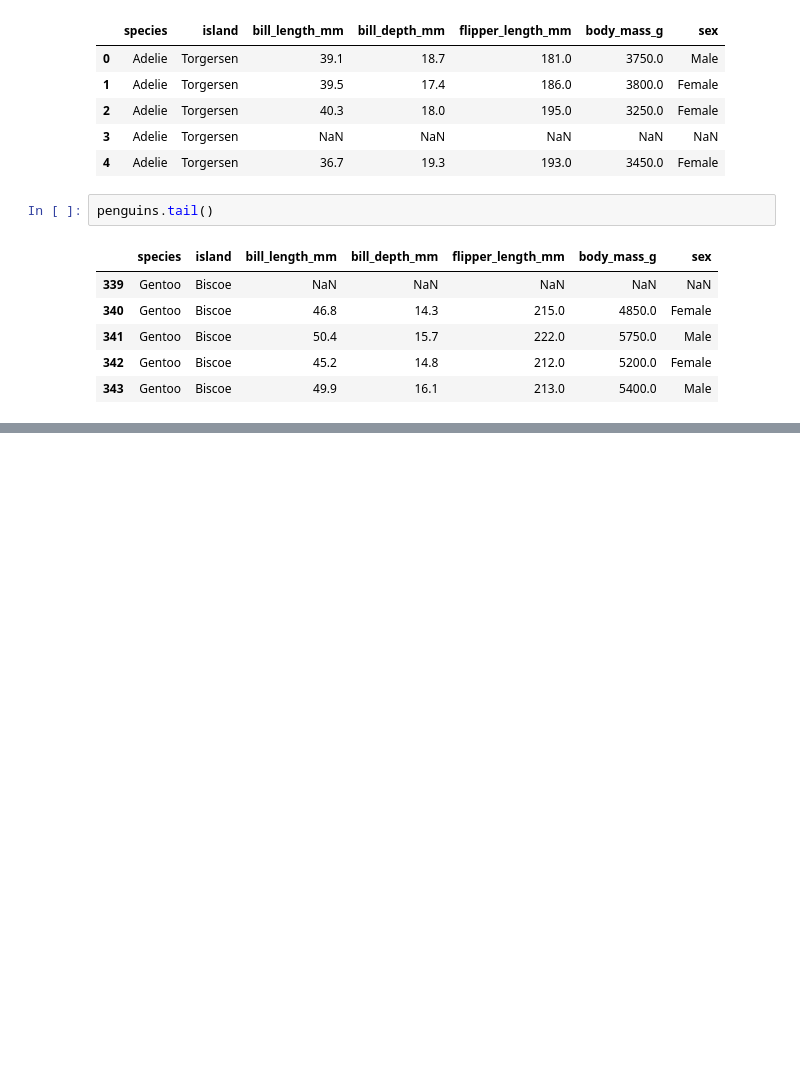
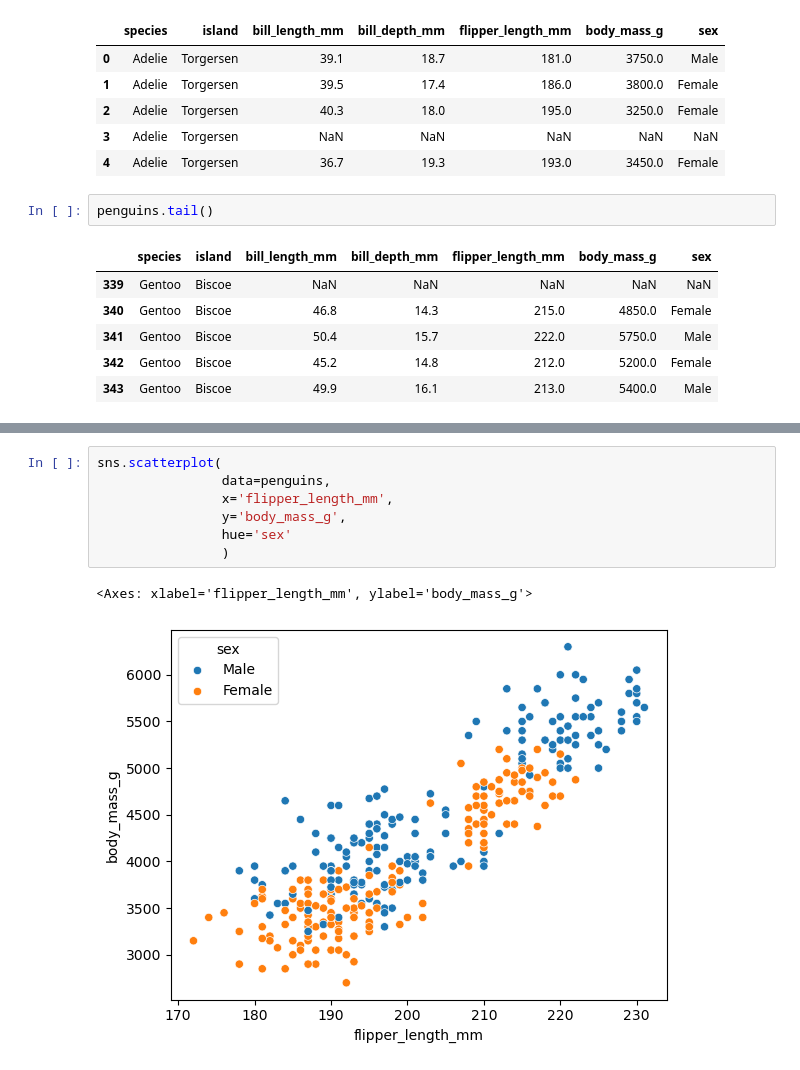
Before and after one commit to sagarnbeedi-analytics/data-analytics-portfolio, a Jupyter notebook: PYTHON/SEABORN_LIBRARY/main.ipynb, the cells around one changed output, grey strips where cells are left out. Cells and saved outputs as stored; diff of their text form; blank space fills up the shorter version.

```diff
--- a/PYTHON/SEABORN_LIBRARY/main.ipynb
+++ b/PYTHON/SEABORN_LIBRARY/main.ipynb
@@ -113,0 +173,10 @@ penguins.tail()
+# %%
+sns.scatterplot(
+                data=penguins,
+                x='flipper_length_mm',
+                y='body_mass_g',
+                hue='sex'
+                )
+# %% [output]
+<Axes: xlabel='flipper_length_mm', ylabel='body_mass_g'>
+[figure, added]
```
Also changed, not shown: parts of 10 cells of this notebook.
